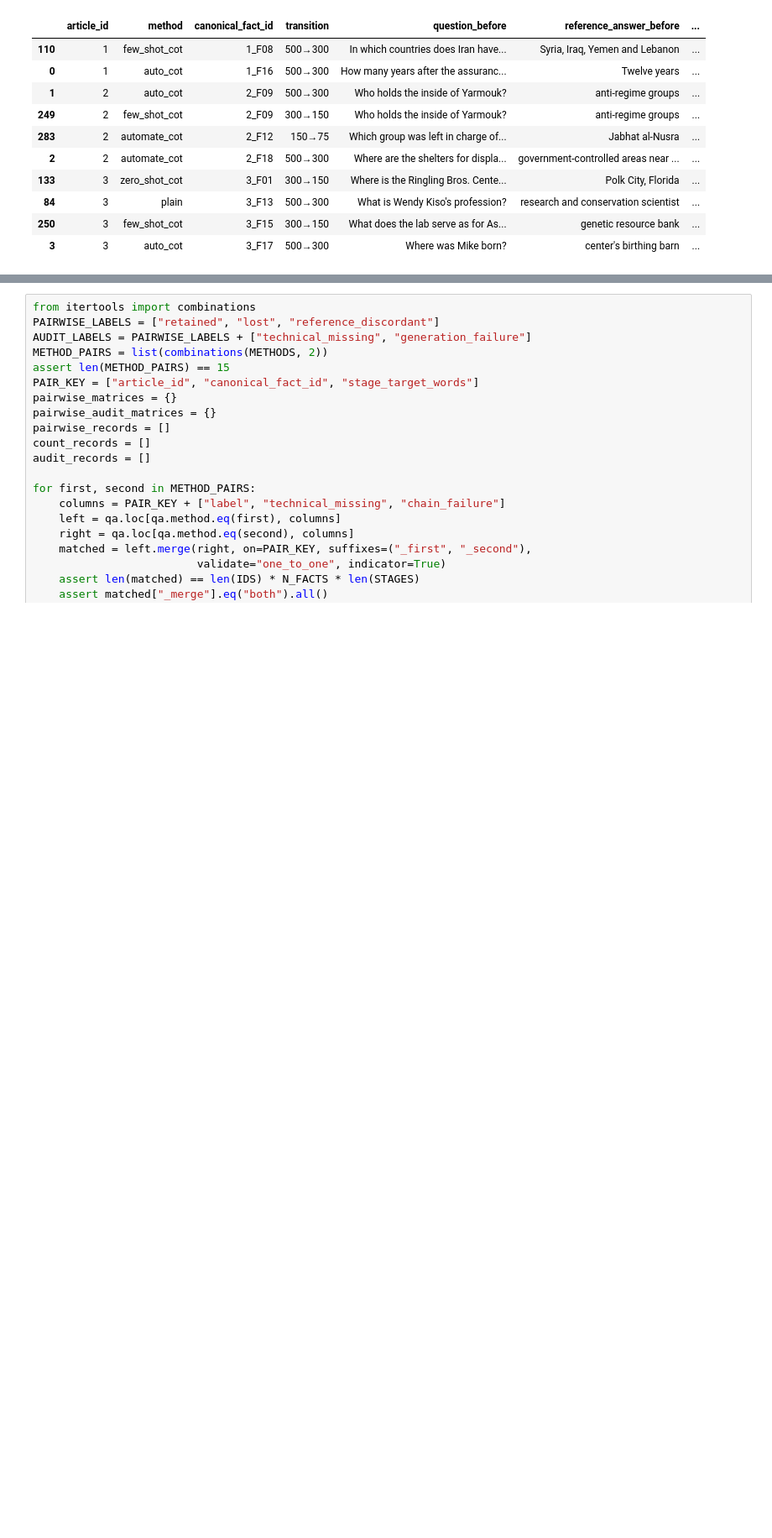
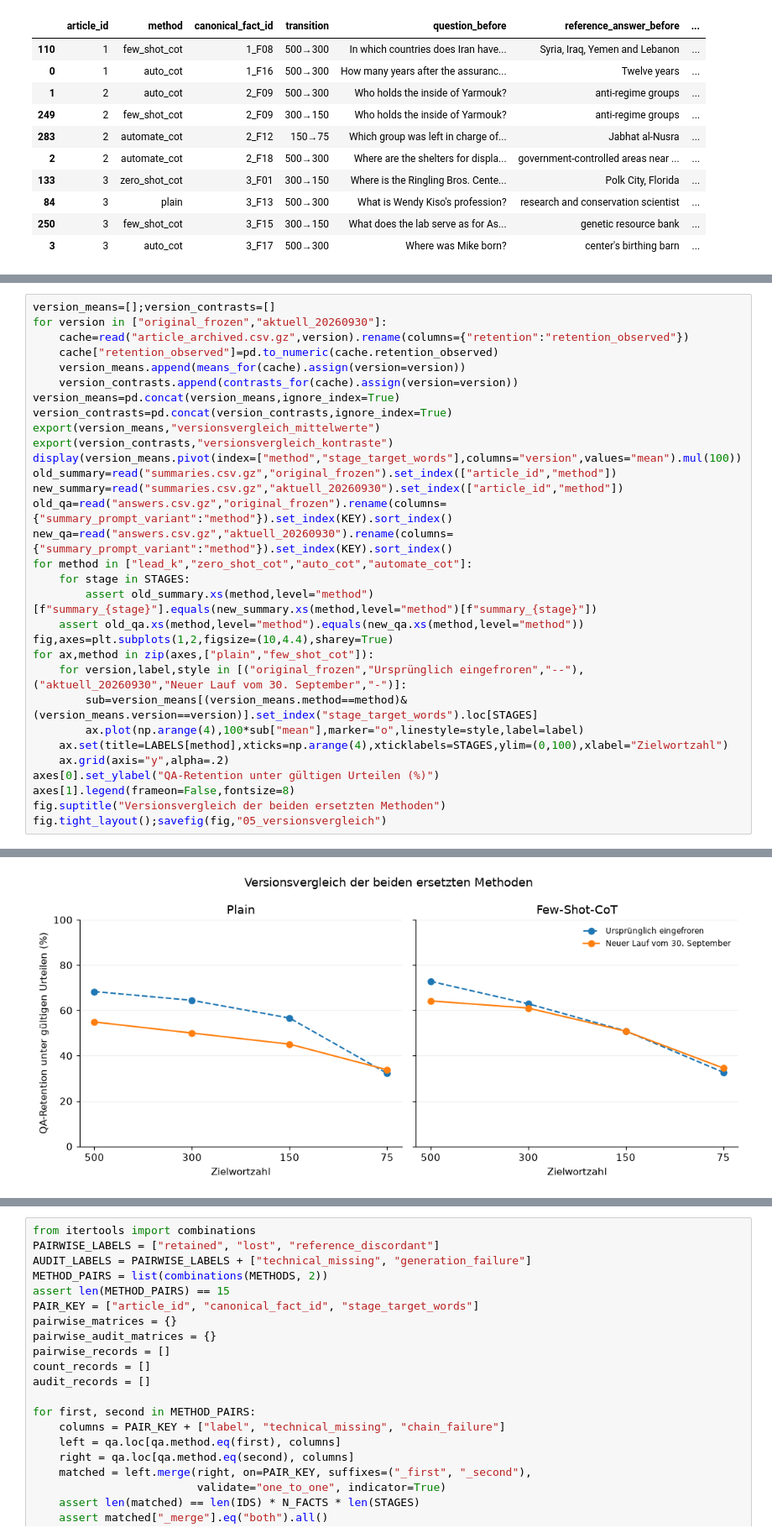
Before and after one commit to EdgarXB/Masterarbeit_Faktenretention_unter_rekursiver_Kompressionskette, a Jupyter notebook: notebooks/03_qa_retention.ipynb, the cells around one changed output, grey strips where cells are left out. Shown at 84% size. Saved outputs shown, nothing was run; the diff lists cells and outputs as text; blank space fills up the shorter version.

```diff
--- a/notebooks/03_qa_retention.ipynb
+++ b/notebooks/03_qa_retention.ipynb
@@ -403,0 +729,32 @@ display(upward_cases.sort_values(["article_id","canonical_fact_id","method","tra
+# %%
+version_means=[];version_contrasts=[]
+for version in ["original_frozen","aktuell_20260930"]:
+    cache=read("article_archived.csv.gz",version).rename(columns={"retention":"retention_observed"})
+    cache["retention_observed"]=pd.to_numeric(cache.retention_observed)
+    version_means.append(means_for(cache).assign(version=version))
+    version_contrasts.append(contrasts_for(cache).assign(version=version))
+version_means=pd.concat(version_means,ignore_index=True)
+version_contrasts=pd.concat(version_contrasts,ignore_index=True)
+export(version_means,"versionsvergleich_mittelwerte")
+export(version_contrasts,"versionsvergleich_kontraste")
+display(version_means.pivot(index=["method","stage_target_words"],columns="version",values="mean").mul(100))
+old_summary=read("summaries.csv.gz","original_frozen").set_index(["article_id","method"])
+new_summary=read("summaries.csv.gz","aktuell_20260930").set_index(["article_id","method"])
+old_qa=read("answers.csv.gz","original_frozen").rename(columns={"summary_prompt_variant":"method"}).set_index(KEY).sort_index()
+new_qa=read("answers.csv.gz","aktuell_20260930").rename(columns={"summary_prompt_variant":"method"}).set_index(KEY).sort_index()
+for method in ["lead_k","zero_shot_cot","auto_cot","automate_cot"]:
+    for stage in STAGES:
+        assert old_summary.xs(method,level="method")[f"summary_{stage}"].equals(new_summary.xs(method,level="method")[f"summary_{stage}"])
+    assert old_qa.xs(method,level="method").equals(new_qa.xs(method,level="method"))
+fig,axes=plt.subplots(1,2,figsize=(10,4.4),sharey=True)
+for ax,method in zip(axes,["plain","few_shot_cot"]):
+    for version,label,style in [("original_frozen","Ursprünglich eingefroren","--"),("aktuell_20260930","Neuer Lauf vom 30. September","-")]:
+        sub=version_means[(version_means.method==method)&(version_means.version==version)].set_index("stage_target_words").loc[STAGES]
+        ax.plot(np.arange(4),100*sub["mean"],marker="o",linestyle=style,label=label)
+    ax.set(title=LABELS[method],xticks=np.arange(4),xticklabels=STAGES,ylim=(0,100),xlabel="Zielwortzahl")
+    ax.grid(axis="y",alpha=.2)
+axes[0].set_ylabel("QA-Retention unter gültigen Urteilen (%)")
+axes[1].legend(frameon=False,fontsize=8)
+fig.suptitle("Versionsvergleich der beiden ersetzten Methoden")
+fig.tight_layout();savefig(fig,"05_versionsvergleich")
+# %% [output]
@@ -404 +779,2 @@ display(upward_cases.sort_values(["article_id","canonical_fact_id","method","tra
+[figure, added]
 # %% [markdown]
```
Also changed, not shown: parts of 27 cells of this notebook.
